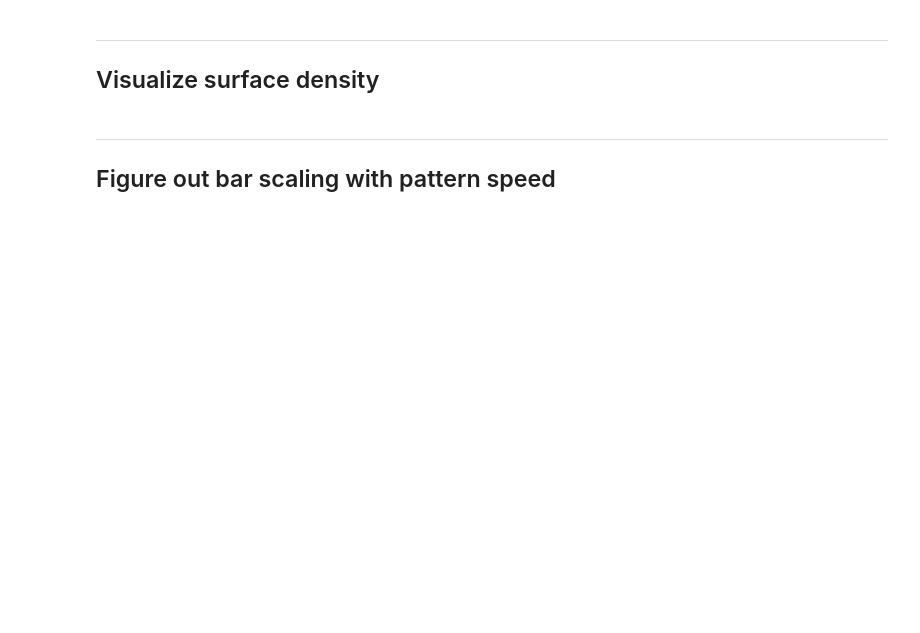
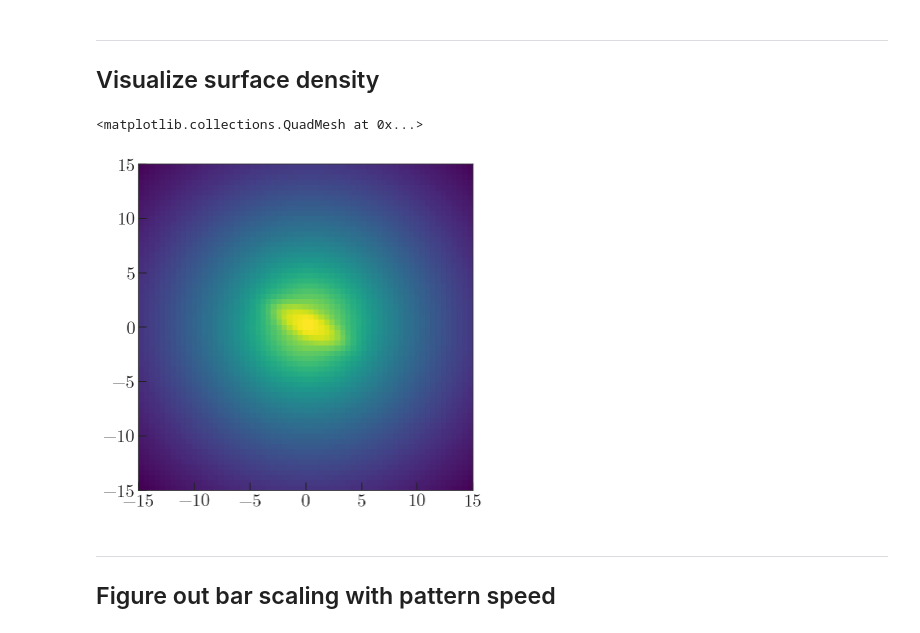
Before and after one commit to adrn/Pal5sBiggestFan, a Jupyter notebook: notebooks/Bar-model.ipynb, the cells around one changed output. Drawn from its saved outputs; the diff is of its cells as text; code cells hidden in the pictures; blank space fills up the shorter version.

```diff
--- a/notebooks/Bar-model.ipynb
+++ b/notebooks/Bar-model.ipynb
@@ -45,7 +52,8 @@ pot['disk'] = mw['disk']
 pot['halo'] = mw['halo']
 pot['bar'] = gp.SCFPotential(m=5e9 / 9, r_s=1., # MAGIC NUMBER: just believe
                              Snlm=S,
-                             units=galactic)
+                             units=galactic,
+                             R=rotation_matrix(-27*u.deg, 'z'))
 # %%
 xyz = np.zeros((3, 1024)) + 1e-8
 xyz[0] = np.linspace(0, 30, xyz.shape[1])
@@ -59,6 +70,39 @@ plt.ylim(0, 300)
 ---
 
 ## Visualize surface density
+# %%
+from scipy.integrate import simps
+
+def density_on_grid(density, grid_lim=(-10, 10), ngrid=128):
+    if isinstance(ngrid, int):
+        ngrids = [ngrid]*3
+    else:
+        ngrids = ngrid
+    grids = [np.linspace(grid_lim[0], grid_lim[1], ngrids[i])
+             for i in range(3)]
+    xyz = np.vstack(map(np.ravel, np.meshgrid(*grids)))
+
+    val = np.zeros((np.prod(ngrids),))
+    val = density(xyz).value
+    val[np.isnan(val)] = val[np.isfinite(val)].max()
+
+    gridx = xyz[0].reshape(*ngrids)[:,:,0]
+    gridy = xyz[1].reshape(*ngrids)[:,:,0]
+
+    return gridx, gridy, val
+
+def surface_density(density, grid_lim=(-10, 10), ngrid=128):
+    if isinstance(ngrid, int):
+        ngrids = [ngrid]*3
+    else:
+        ngrids = ngrid
+    xx, yy, dens3d = density_on_grid(density, ngrid=ngrids,
+                                     grid_lim=grid_lim)
+    dens3d = dens3d.reshape(*ngrids)
+
+    # Used for integration:
+    _x = np.linspace(grid_lim[0], grid_lim[1], ngrids[2])
+    return xx, yy, simps(dens3d, x=_x, axis=2)
 # %%
 diskbar = gp.CCompositePotential()
 diskbar['disk'] = mw['disk']
@@ -75,7 +110,14 @@ surf_dens = np.sum(dens.reshape(xyz.shape[1:]), axis=-1) * dx * u.kpc
+# %%
+xg, yg, surf_dens = surface_density(diskbar.density,
+                                    grid_lim=(-15, 15),
+                                    ngrid=[64, 64, 24])
 # %%
 fig, ax = plt.subplots(1, 1, figsize=(6, 6))
-ax.pcolormesh(xyz[0, ..., -1], xyz[1, ..., -1], surf_dens.T.value,
+ax.pcolormesh(xg, yg, surf_dens,
               norm=mpl.colors.LogNorm())
+# %% [output]
+<matplotlib.collections.QuadMesh at 0x...>
+[figure, added]
 # %% [markdown]
 ---
 
```
Also changed, not shown: parts of 23 cells of this notebook, 1 other file.
